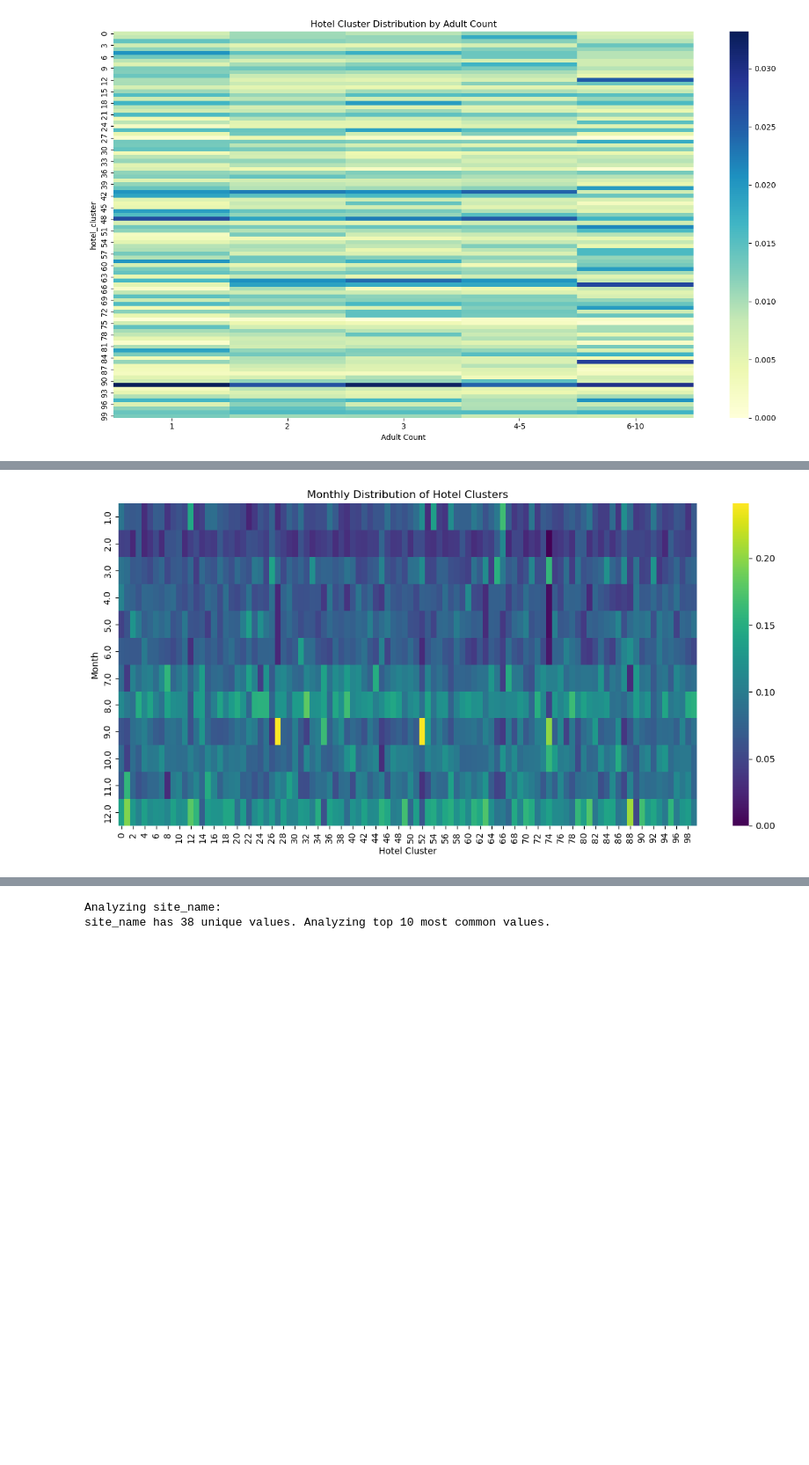
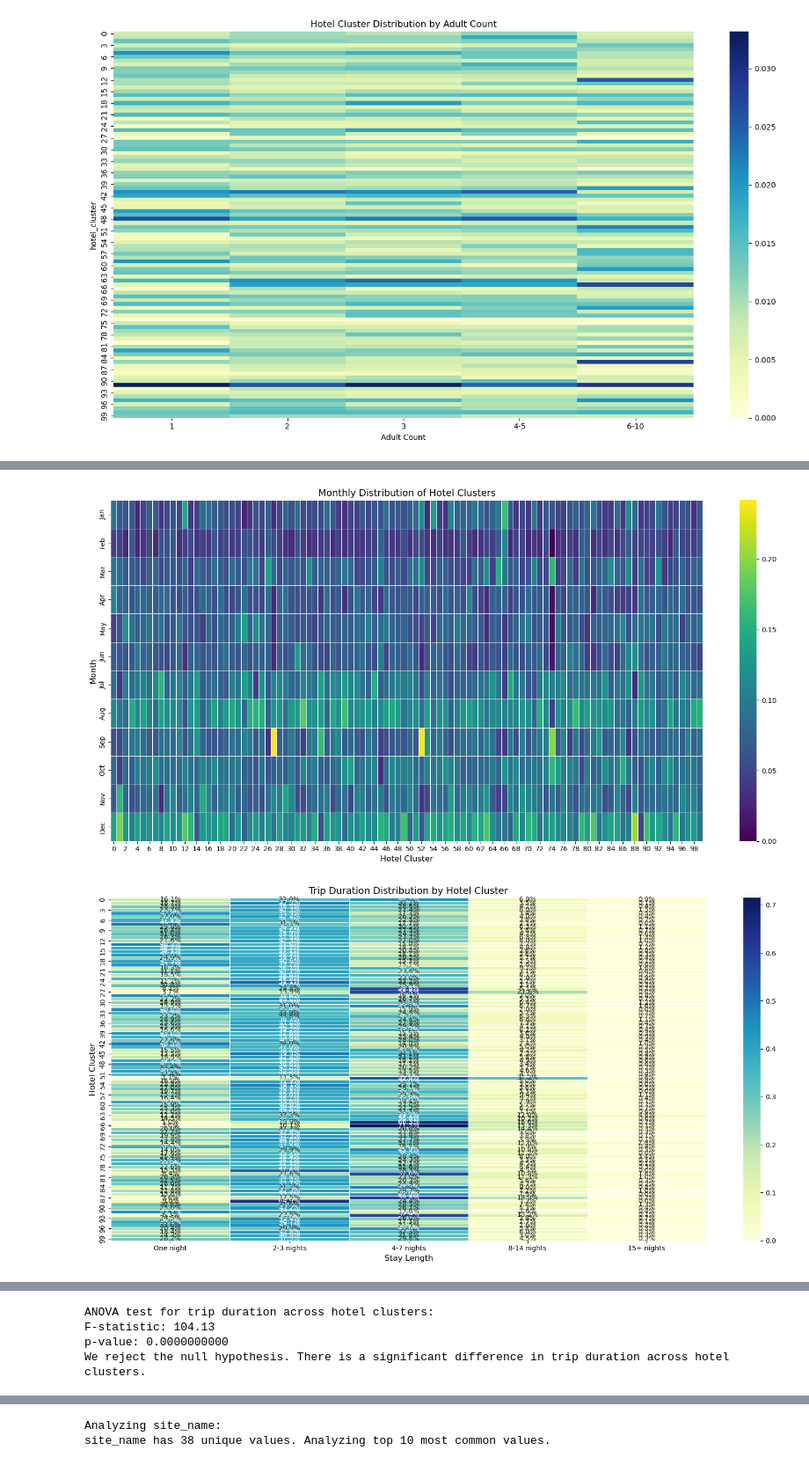
Before and after one commit to OlidiaTL/Expedia, a Jupyter notebook: Expedia.ipynb, the cells around one changed output, grey strips where cells are left out. Shown at 88% size. Cells and saved outputs as stored; diff of their text form; code cells hidden in the pictures; blank space fills up the shorter version.

```diff
--- a/Expedia.ipynb
+++ b/Expedia.ipynb
@@ -338,24 +258,85 @@ plt.show()
 # %%
 # Temporal Patterns
 # Convert date strings to datetime objects
 train_df['srch_ci'] = pd.to_datetime(train_df['srch_ci'], errors='coerce')
 train_df['srch_co'] = pd.to_datetime(train_df['srch_co'], errors='coerce')
 
 # Create derived features
 train_df['trip_duration'] = (train_df['srch_co'] - train_df['srch_ci']).dt.days
+
+# Filter out unreasonable trip durations (e.g., negative or extremely long)
+train_df = train_df[(train_df['trip_duration'] >= 0) & (train_df['trip_duration'] <= 30)]
+
+# Extract more temporal features
 train_df['search_month'] = train_df['srch_ci'].dt.month
 train_df['search_day_of_week'] = train_df['srch_ci'].dt.dayofweek
 train_df['is_weekend'] = train_df['search_day_of_week'].isin([5, 6]).astype(int)
+train_df['search_quarter'] = train_df['srch_ci'].dt.quarter
+train_df['stay_includes_weekend'] = (train_df['srch_ci'] + pd.to_timedelta(train_df['trip_duration']//2, unit='D')).dt.dayofweek.isin([5, 6]).astype(int)
 
-# Analyze monthly patterns
-plt.figure(figsize=(12, 6))
+# Categorize trip duration
+train_df['stay_length'] = pd.cut(train_df['trip_duration'],
+                               bins=[0, 1, 3, 7, 14, 30],
+                               labels=['One night', '2-3 nights', '4-7 nights', '8-14 nights', '15+ nights'])
+
+# Analyze monthly patterns with an improved heatmap
+plt.figure(figsize=(16, 8))
 monthly_bookings = pd.crosstab(train_df['search_month'], train_df['hotel_cluster'])
 monthly_props = monthly_bookings.div(monthly_bookings.sum(axis=0), axis=1)
-sns.heatmap(monthly_props, cmap='viridis')
-plt.title('Monthly Distribution of Hotel Clusters')
-plt.xlabel('Hotel Cluster')
-plt.ylabel('Month')
+
+# Create a more descriptive month index
+month_names = ['Jan', 'Feb', 'Mar', 'Apr', 'May', 'Jun', 'Jul', 'Aug', 'Sep', 'Oct', 'Nov', 'Dec']
+monthly_props.index = [month_names[i-1] for i in monthly_props.index]
+
+# Plot with better color differentiation
+sns.heatmap(monthly_props, cmap='viridis', annot=False, linewidths=0.5)
+plt.title('Monthly Distribution of Hotel Clusters', fontsize=14)
+plt.xlabel('Hotel Cluster', fontsize=12)
+plt.ylabel('Month', fontsize=12)
 plt.tight_layout()
+plt.savefig('Images/monthly_cluster_distribution.png', dpi=300, bbox_inches='tight')
 plt.show()
+plt.close()
+
+# Add new analysis: Trip duration by hotel cluster
+plt.figure(figsize=(16, 8))
+duration_cluster = pd.crosstab(train_df['hotel_cluster'], train_df['stay_length'], normalize='index')
+sns.heatmap(duration_cluster, cmap='YlGnBu', annot=True, fmt='.1%', linewidths=0.5)
+plt.title('Trip Duration Distribution by Hotel Cluster', fontsize=14)
+plt.xlabel('Stay Length', fontsize=12)
+plt.ylabel('Hotel Cluster', fontsize=12)
+plt.tight_layout()
+plt.savefig('Images/duration_by_cluster.png', dpi=300, bbox_inches='tight')
+plt.show()
+plt.close()
+
+# Weekend vs. Weekday analysis
+plt.figure(figsize=(14, 7))
+weekend_cluster = pd.crosstab(train_df['hotel_cluster'], train_df['is_weekend'], normalize='columns')
+sns.heatmap(weekend_cluster, cmap='coolwarm', annot=True, fmt='.1%')
+plt.title('Hotel Cluster Distribution by Check-in Day Type', fontsize=14)
+plt.xlabel('Is Weekend (0=Weekday, 1=Weekend)', fontsize=12)
+plt.ylabel('Hotel Cluster', fontsize=12)
+plt.tight_layout()
+plt.savefig('Images/weekend_cluster_distribution.png', dpi=300, bbox_inches='tight')
+plt.show()
+plt.close()
+
+# ANOVA to test if trip durations differ significantly across hotel clusters
+from scipy.stats import f_oneway
+
+duration_groups = [train_df.loc[train_df['hotel_cluster'] == cluster, 'trip_duration']
+                  for cluster in train_df['hotel_cluster'].unique()]
+f_stat, p_value = f_oneway(*duration_groups)
+
+print("\nANOVA test for trip duration across hotel clusters:")
+print(f"F-statistic: {f_stat:.2f}")
+print(f"p-value: {p_value:.10f}")
+
+if p_value < 0.05:
+    print("We reject the null hypothesis. There is a significant difference in trip duration across hotel clusters.")
+else:
+    print("We fail to reject the null hypothesis. There is no significant difference in trip duration across hotel clusters.")
 # %% [output]
-[figure, old version]
+[figure, new version]
+[figure, added]
@@ -362,3 +344,7 @@ plt.show()
+ANOVA test for trip duration across hotel clusters:
+F-statistic: 104.13
+p-value: 0.0000000000
+We reject the null hypothesis. There is a significant difference in trip duration across hotel clusters.
 # %%
 #Non-linear relationships with hotel_cluster
 # For numerical features against hotel_cluster
```
Also changed, not shown: parts of 10 cells of this notebook.
